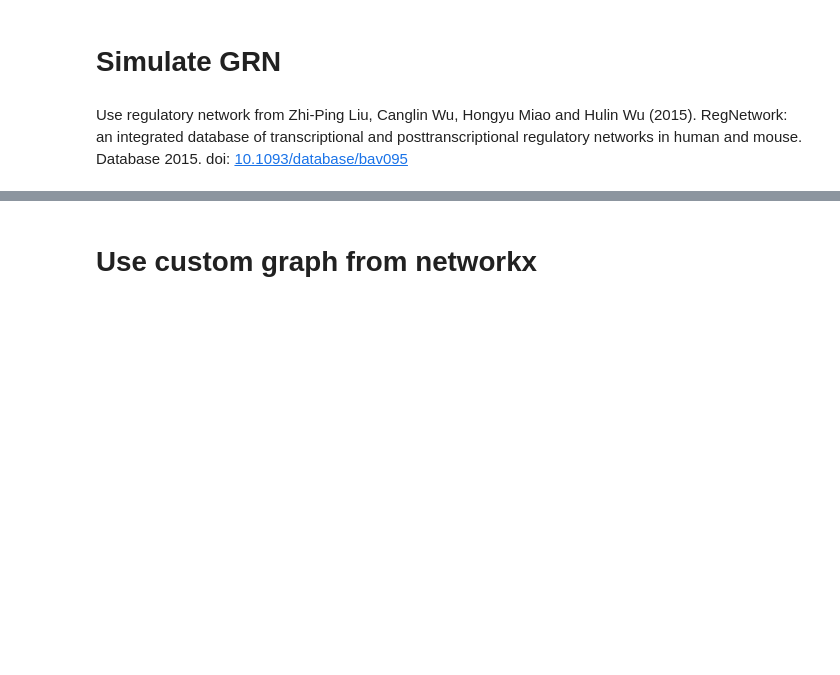
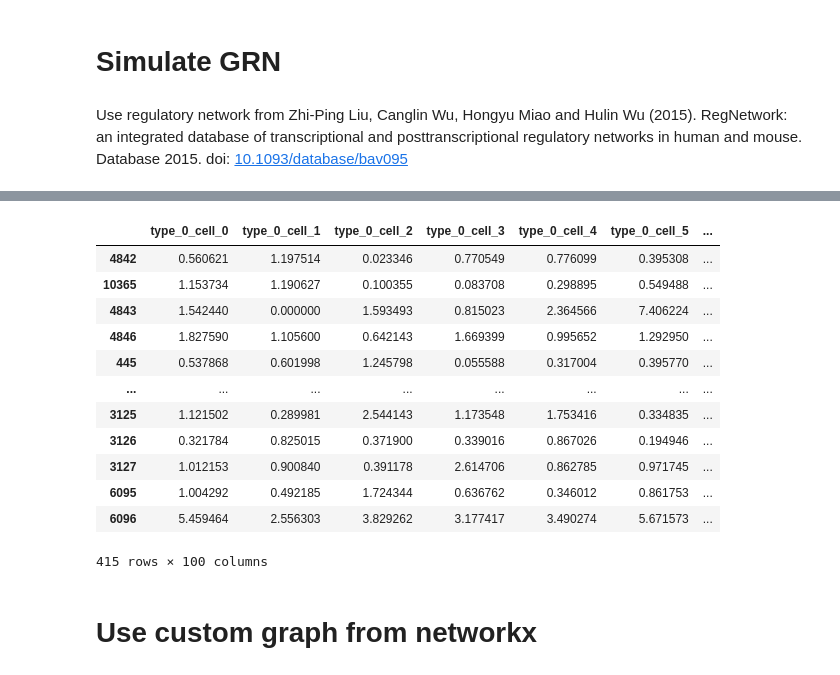
Before and after one commit to g-torr/SERGIO, a Jupyter notebook: minimal_example.ipynb, the cells around one changed output, grey strips where cells are left out. Drawn from its saved outputs; the diff is of its cells as text; code cells hidden in the pictures; blank space fills up the shorter version.

```diff
--- a/minimal_example.ipynb
+++ b/minimal_example.ipynb
@@ -27,5 +29,21 @@ Wall time: 13 s
 # %%
 expr = sim.getSimExpr()
+# %%
+expr
+# %% [output]
+|  | type_0_cell_0 | type_0_cell_1 | type_0_cell_2 | type_0_cell_3 | type_0_cell_4 | type_0_cell_5 | ... |
+| 4842 | 0.560621 | 1.197514 | 0.023346 | 0.770549 | 0.776099 | 0.395308 | ... |
+| 10365 | 1.153734 | 1.190627 | 0.100355 | 0.083708 | 0.298895 | 0.549488 | ... |
+| 4843 | 1.542440 | 0.000000 | 1.593493 | 0.815023 | 2.364566 | 7.406224 | ... |
+| 4846 | 1.827590 | 1.105600 | 0.642143 | 1.669399 | 0.995652 | 1.292950 | ... |
+| 445 | 0.537868 | 0.601998 | 1.245798 | 0.055588 | 0.317004 | 0.395770 | ... |
+| ... | ... | ... | ... | ... | ... | ... | ... |
+| 3125 | 1.121502 | 0.289981 | 2.544143 | 1.173548 | 1.753416 | 0.334835 | ... |
+| 3126 | 0.321784 | 0.825015 | 0.371900 | 0.339016 | 0.867026 | 0.194946 | ... |
+| 3127 | 1.012153 | 0.900840 | 0.391178 | 2.614706 | 0.862785 | 0.971745 | ... |
+| 6095 | 1.004292 | 0.492185 | 1.724344 | 0.636762 | 0.346012 | 0.861753 | ... |
+| 6096 | 5.459464 | 2.556303 | 3.829262 | 3.177417 | 3.490274 | 5.671573 | ... |
+415 rows × 100 columns
 # %% [markdown]
 # Use custom graph from networkx
 # %%
```
Also changed, not shown: parts of 14 cells of this notebook, 2 other files.
